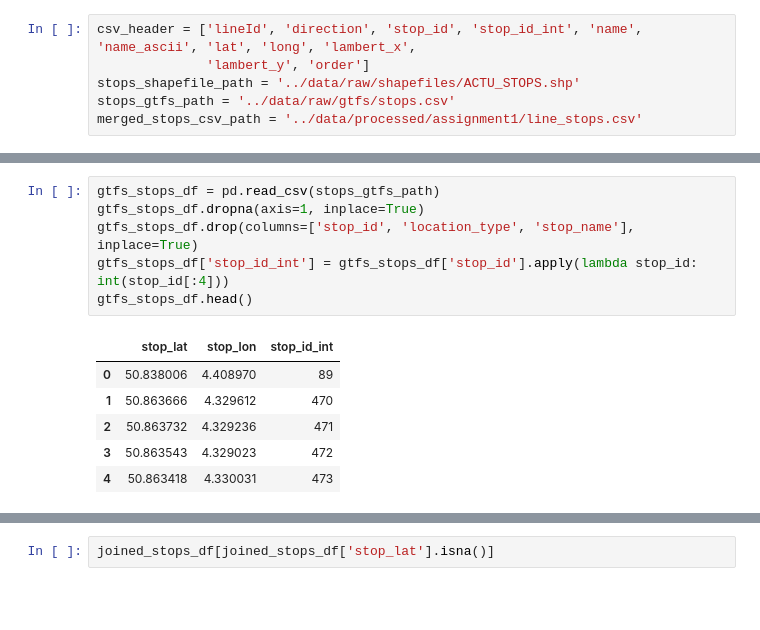
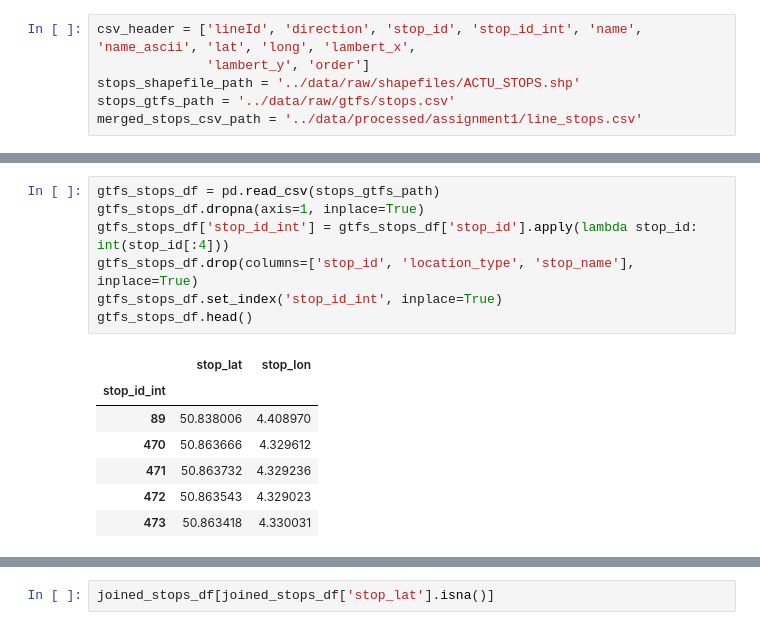
Before and after one commit to abroniewski/STIB-Hach-My-Ride, a Jupyter notebook: notebooks/assignment-1.ipynb, the cells around one changed output, grey strips where cells are left out. Saved outputs shown, nothing was run; the diff lists cells and outputs as text; blank space fills up the shorter version.

```diff
--- a/notebooks/assignment-1.ipynb
+++ b/notebooks/assignment-1.ipynb
@@ -122,13 +122,15 @@ shapefile_df.head()
 # %%
 gtfs_stops_df = pd.read_csv(stops_gtfs_path)
 gtfs_stops_df.dropna(axis=1, inplace=True)
+gtfs_stops_df['stop_id_int'] = gtfs_stops_df['stop_id'].apply(lambda stop_id: int(stop_id[:4]))
 gtfs_stops_df.drop(columns=['stop_id', 'location_type', 'stop_name'], inplace=True)
-gtfs_stops_df['stop_id_int'] = gtfs_stops_df['stop_id'].apply(lambda stop_id: int(stop_id[:4]))
+gtfs_stops_df.set_index('stop_id_int', inplace=True)
 gtfs_stops_df.head()
 # %% [output]
-|  | stop_lat | stop_lon | stop_id_int |
-| 0 | 50.838006 | 4.408970 | 89 |
-| 1 | 50.863666 | 4.329612 | 470 |
-| 2 | 50.863732 | 4.329236 | 471 |
-| 3 | 50.863543 | 4.329023 | 472 |
-| 4 | 50.863418 | 4.330031 | 473 |
+|  | stop_lat | stop_lon |
+| stop_id_int |  |  |
+| 89 | 50.838006 | 4.408970 |
+| 470 | 50.863666 | 4.329612 |
+| 471 | 50.863732 | 4.329236 |
+| 472 | 50.863543 | 4.329023 |
+| 473 | 50.863418 | 4.330031 |
```
Also changed, not shown: parts of 10 cells of this notebook.
